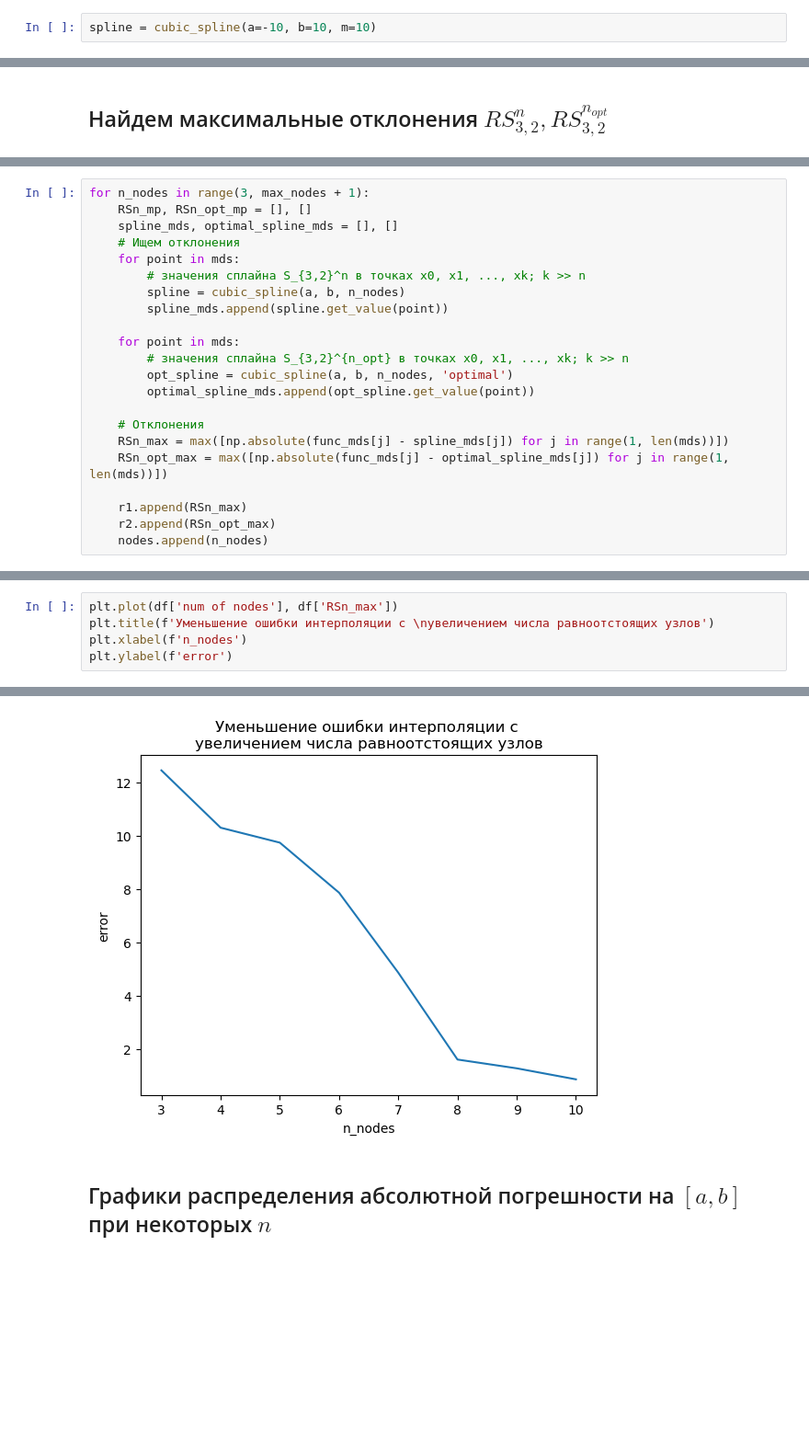
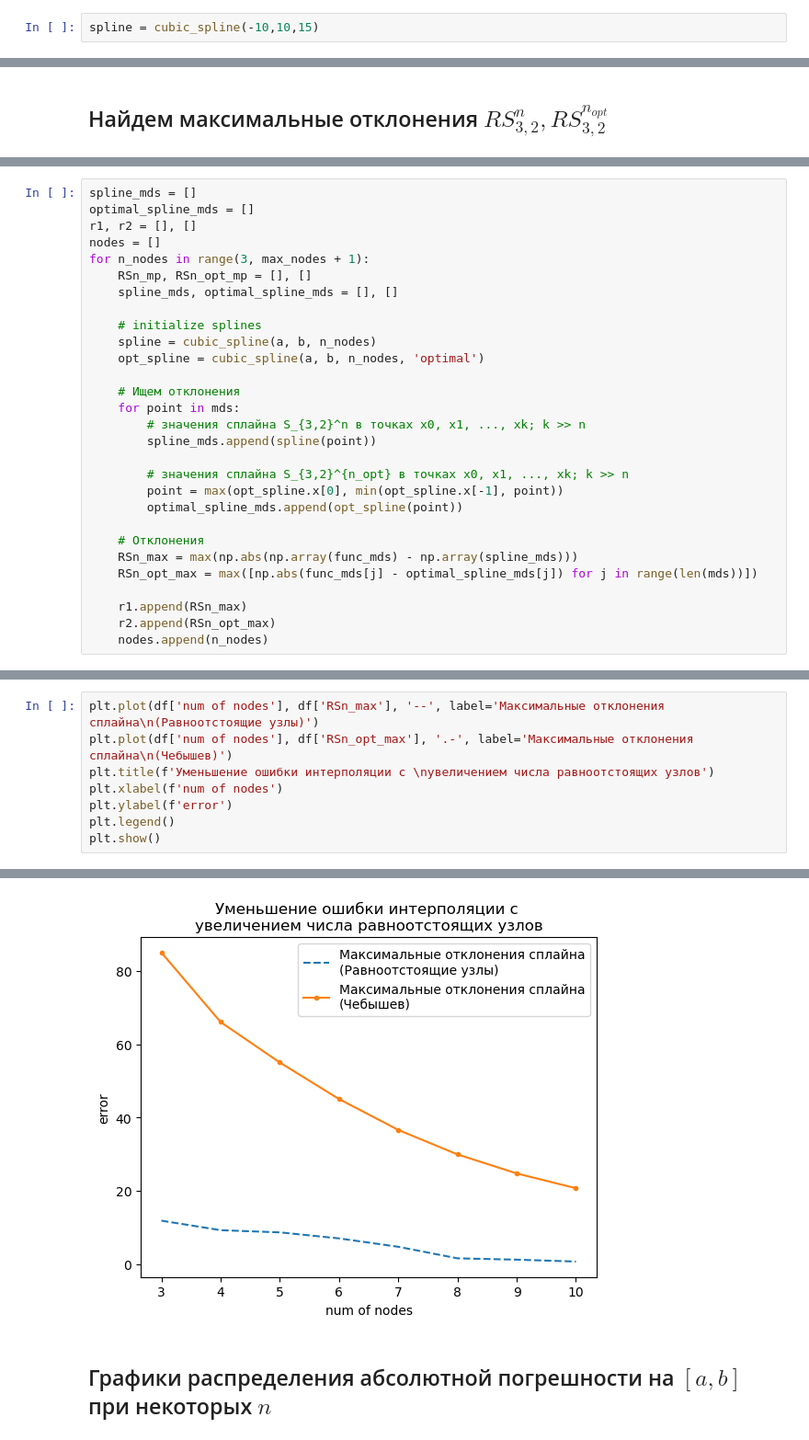
Before and after one commit to verse-chorus/NumericalMethodsSPbU, a Jupyter notebook: Interpolation/Cubic_spline.ipynb, the cells around one changed output, grey strips where cells are left out. Shown: that part at 92% size. Drawn from its saved outputs; the diff is of its cells as text; blank space fills up the shorter version.

Commit message:
Finish cubic spline improvements

```diff
--- a/Interpolation/Cubic_spline.ipynb
+++ b/Interpolation/Cubic_spline.ipynb
@@ -137,3 +154,3 @@ class cubic_spline():
         plt.show()
 # %%
-spline = cubic_spline(a=-10, b=10, m=10)
+spline = cubic_spline(-10,10,15)
@@ -182,21 +196,28 @@ ks = []
 # %%
+spline_mds = []
+optimal_spline_mds = []
+r1, r2 = [], []
+nodes = []
 for n_nodes in range(3, max_nodes + 1):
     RSn_mp, RSn_opt_mp = [], []
     spline_mds, optimal_spline_mds = [], []
+
+    # initialize splines
+    spline = cubic_spline(a, b, n_nodes)
+    opt_spline = cubic_spline(a, b, n_nodes, 'optimal')
+
     # Ищем отклонения
     for point in mds:
         # значения сплайна S_{3,2}^n в точках x0, x1, ..., xk; k >> n
-        spline = cubic_spline(a, b, n_nodes)
-        spline_mds.append(spline.get_value(point))
+        spline_mds.append(spline(point))
 
-    for point in mds:
         # значения сплайна S_{3,2}^{n_opt} в точках x0, x1, ..., xk; k >> n
-        opt_spline = cubic_spline(a, b, n_nodes, 'optimal')
-        optimal_spline_mds.append(opt_spline.get_value(point))
+        point = max(opt_spline.x[0], min(opt_spline.x[-1], point))
+        optimal_spline_mds.append(opt_spline(point))
 
     # Отклонения
-    RSn_max = max([np.absolute(func_mds[j] - spline_mds[j]) for j in range(1, len(mds))])
-    RSn_opt_max = max([np.absolute(func_mds[j] - optimal_spline_mds[j]) for j in range(1, len(mds))])
+    RSn_max = max(np.abs(np.array(func_mds) - np.array(spline_mds)))
+    RSn_opt_max = max([np.abs(func_mds[j] - optimal_spline_mds[j]) for j in range(len(mds))])
 
     r1.append(RSn_max)
     r2.append(RSn_opt_max)
@@ -224,6 +232,9 @@ df
 # %%
-plt.plot(df['num of nodes'], df['RSn_max'])
+plt.plot(df['num of nodes'], df['RSn_max'], '--', label='Максимальные отклонения сплайна\n(Равноотстоящие узлы)')
+plt.plot(df['num of nodes'], df['RSn_opt_max'], '.-', label='Максимальные отклонения сплайна\n(Чебышев)')
 plt.title(f'Уменьшение ошибки интерполяции с \nувеличением числа равноотстоящих узлов')
-plt.xlabel(f'n_nodes')
+plt.xlabel(f'num of nodes')
 plt.ylabel(f'error')
+plt.legend()
+plt.show()
 # %% [output]
@@ -231,4 +241,4 @@ Text(0, 0.5, 'error')
-[figure, old version]
+[figure, new version]
 # %% [markdown]
 ## Графики распределения абсолютной погрешности на $[a,b]$ при некоторых $n$
 # %% [markdown]
```
Also changed, not shown: parts of 21 cells of this notebook, 1 other file.
